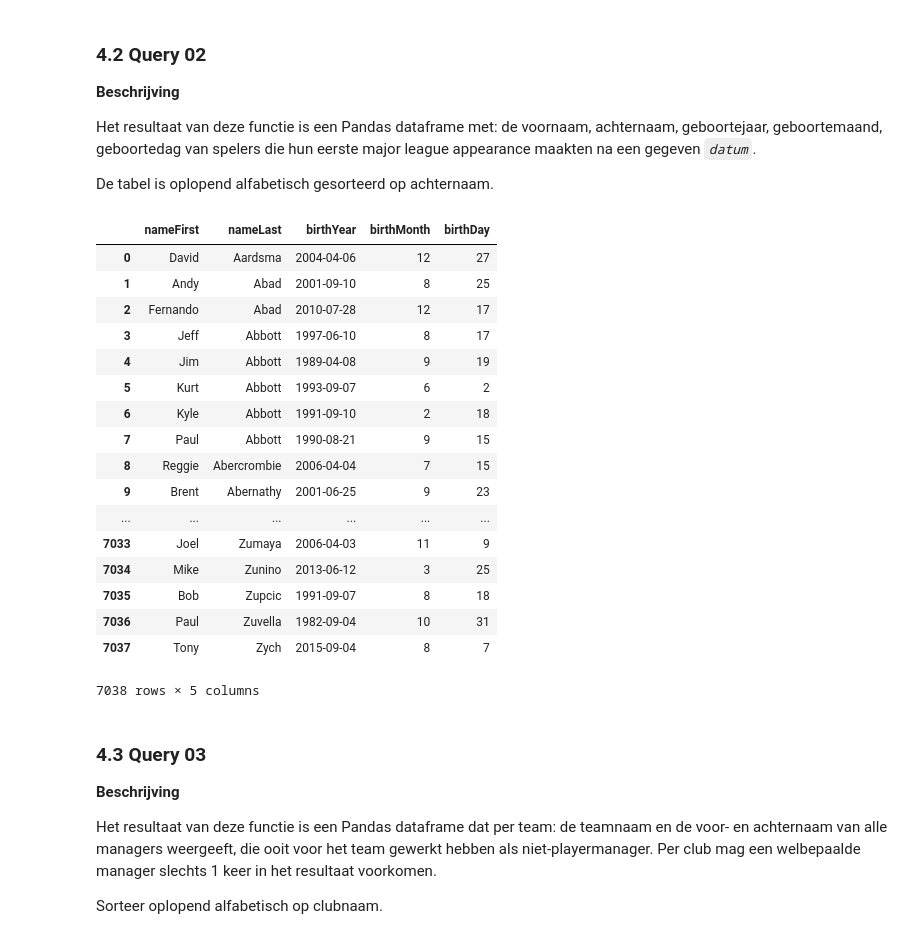
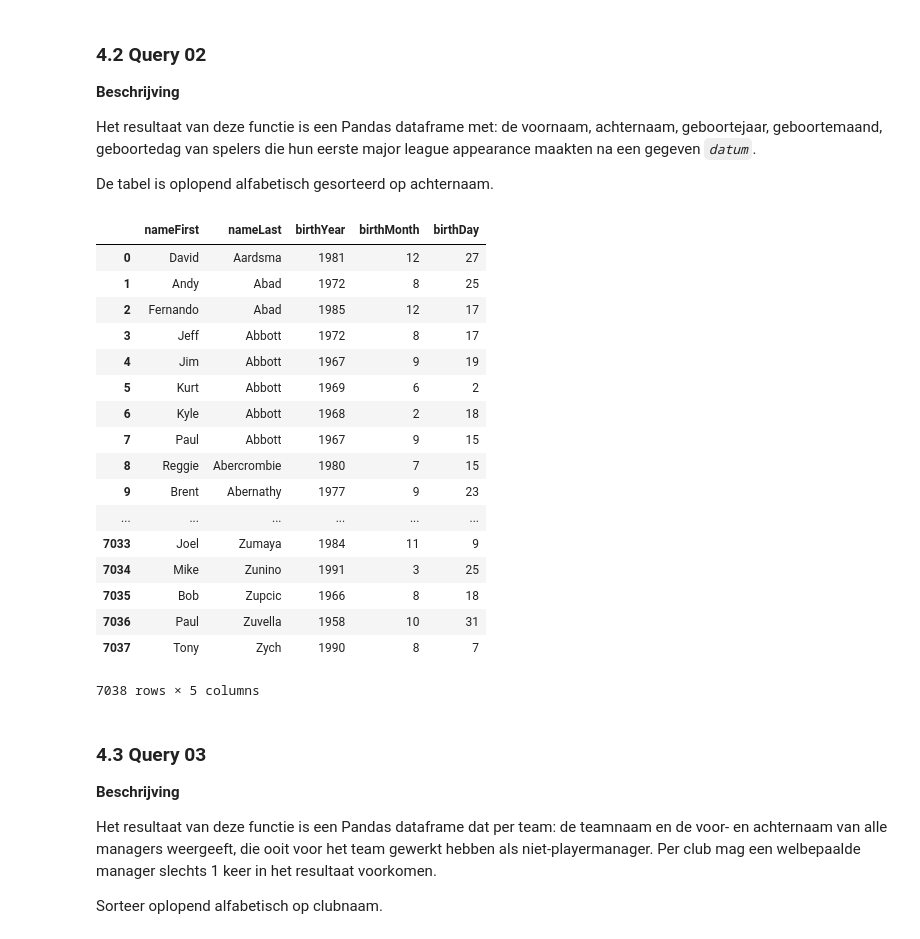
Before and after one commit to sarahjoseph321/DEEL4_Gegevensbanken, a Jupyter notebook: assignment.ipynb, the cells around one changed output. Cells and saved outputs as stored; diff of their text form; code cells hidden in the pictures.

```diff
--- a/assignment.ipynb
+++ b/assignment.ipynb
@@ -272,37 +272,37 @@ De tabel is oplopend alfabetisch gesorteerd op achternaam.
 # %%
 def query_02(connection, column_names, datum = '1980-01-16'):
     # Bouw je query
     query="""
-            SELECT m.nameFirst, m.nameLast, m.debut, m.birthMonth, m.birthDay
+            SELECT m.nameFirst, m.nameLast, m.birthYear, m.birthMonth, m.birthDay
             FROM MASTER as m
             WHERE m.debut > '{}'
             ORDER BY m.nameLast
     """.format(datum)
 
     # Stap 2 & 3
     res = run_query(connection, query)         # Query uitvoeren
     df = res_to_df(res, column_names)          # Query in DataFrame brengen
 
     return df
 query_02(connection,col_names['query_02'] )
 # %% [output]
 |  | nameFirst | nameLast | birthYear | birthMonth | birthDay |
-| 0 | David | Aardsma | 2004-04-06 | 12 | 27 |
-| 1 | Andy | Abad | 2001-09-10 | 8 | 25 |
-| 2 | Fernando | Abad | 2010-07-28 | 12 | 17 |
-| 3 | Jeff | Abbott | 1997-06-10 | 8 | 17 |
-| 4 | Jim | Abbott | 1989-04-08 | 9 | 19 |
-| 5 | Kurt | Abbott | 1993-09-07 | 6 | 2 |
-| 6 | Kyle | Abbott | 1991-09-10 | 2 | 18 |
-| 7 | Paul | Abbott | 1990-08-21 | 9 | 15 |
-| 8 | Reggie | Abercrombie | 2006-04-04 | 7 | 15 |
-| 9 | Brent | Abernathy | 2001-06-25 | 9 | 23 |
+| 0 | David | Aardsma | 1981 | 12 | 27 |
+| 1 | Andy | Abad | 1972 | 8 | 25 |
+| 2 | Fernando | Abad | 1985 | 12 | 17 |
+| 3 | Jeff | Abbott | 1972 | 8 | 17 |
+| 4 | Jim | Abbott | 1967 | 9 | 19 |
+| 5 | Kurt | Abbott | 1969 | 6 | 2 |
+| 6 | Kyle | Abbott | 1968 | 2 | 18 |
+| 7 | Paul | Abbott | 1967 | 9 | 15 |
+| 8 | Reggie | Abercrombie | 1980 | 7 | 15 |
+| 9 | Brent | Abernathy | 1977 | 9 | 23 |
 | ... | ... | ... | ... | ... | ... |
-| 7033 | Joel | Zumaya | 2006-04-03 | 11 | 9 |
-| 7034 | Mike | Zunino | 2013-06-12 | 3 | 25 |
-| 7035 | Bob | Zupcic | 1991-09-07 | 8 | 18 |
-| 7036 | Paul | Zuvella | 1982-09-04 | 10 | 31 |
-| 7037 | Tony | Zych | 2015-09-04 | 8 | 7 |
+| 7033 | Joel | Zumaya | 1984 | 11 | 9 |
+| 7034 | Mike | Zunino | 1991 | 3 | 25 |
+| 7035 | Bob | Zupcic | 1966 | 8 | 18 |
+| 7036 | Paul | Zuvella | 1958 | 10 | 31 |
+| 7037 | Tony | Zych | 1990 | 8 | 7 |
 7038 rows × 5 columns
 # %% [markdown]
 ### 4.3 Query 03
```
Also changed, not shown: parts of 1 cell of this notebook.
